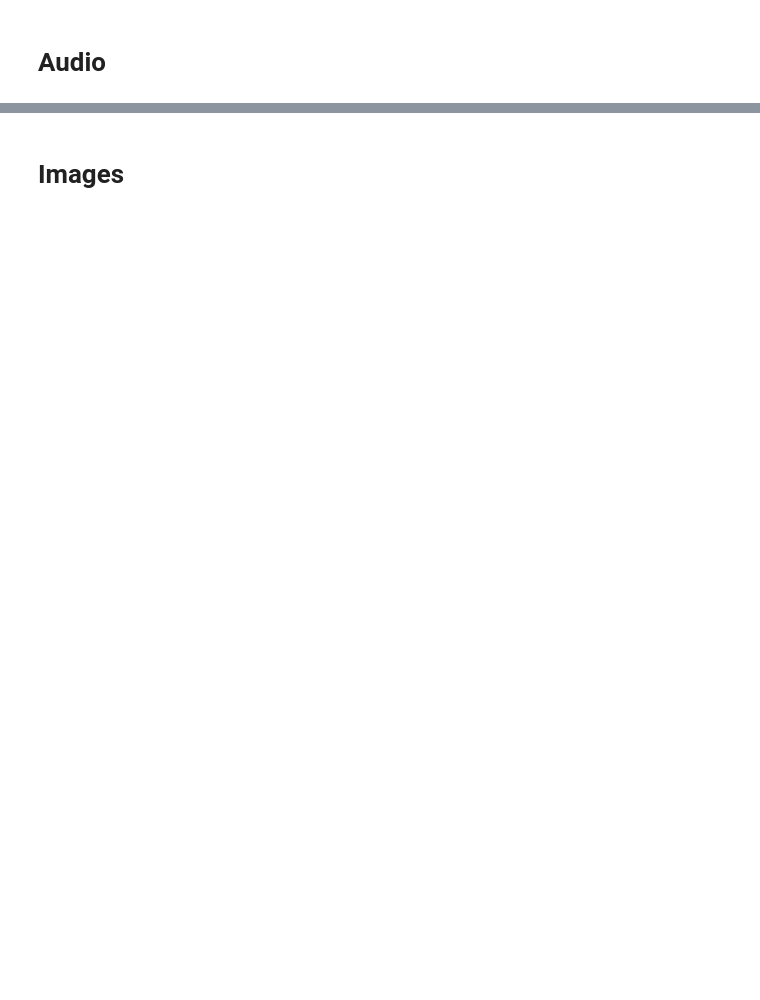
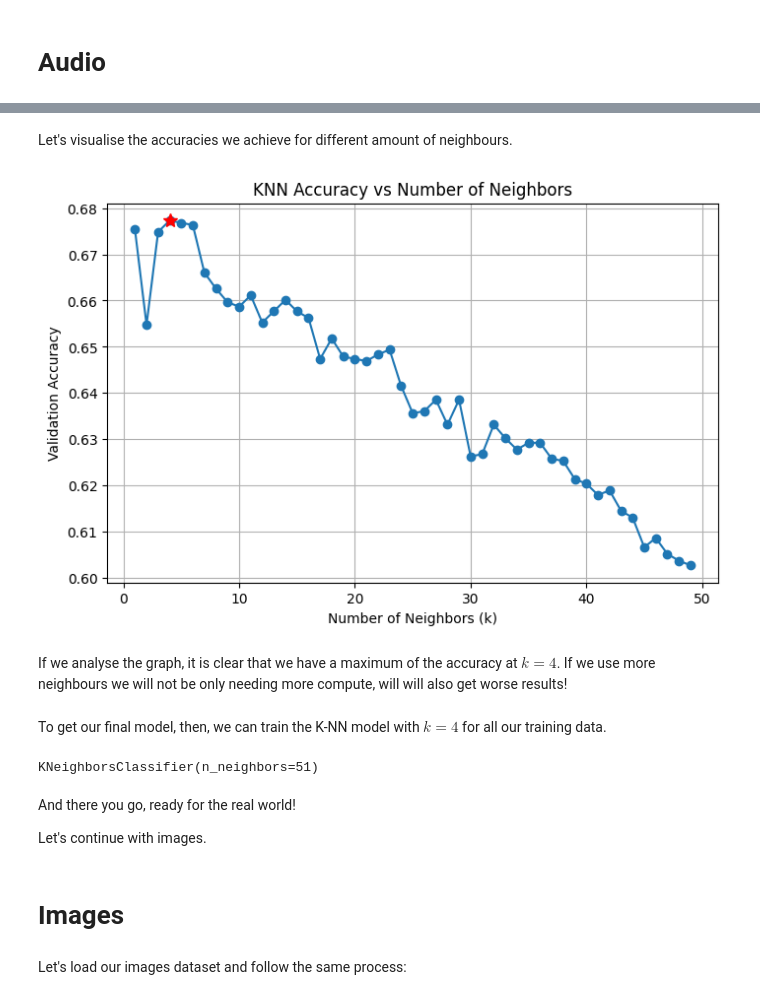
Before and after one commit to musicinformationretrieval/epsrc-ai-pipeline, a Jupyter notebook: 4_learning.ipynb, the cells around one changed output, grey strips where cells are left out. Cells and saved outputs as stored; diff of their text form; code cells hidden in the pictures; blank space fills up the shorter version.

```diff
--- a/4_learning.ipynb
+++ b/4_learning.ipynb
@@ -388,0 +515,24 @@ Great: if we *only predict the most common class*, we'll be correct 41% of the t
+# %%
+# Set up k-fold with 5 splits
+n_splits = 5
+kf = KFold(n_splits=n_splits, shuffle=True, random_state=42)
+
+n_neighbors = range(1, 50, 1)
+n_and_accuracies_audio = {}
+
+for k in n_neighbors:
+    print(f"Evaluating KNN with k={k} neighbors")
+    model_audio = KNeighborsClassifier(n_neighbors=k)
+    n_and_accuracies_audio[k] = []
+    # iterate over each fold
+    for fold_idx, (train_idx, val_idx) in enumerate(kf.split(X_train_audio_standardised)):
+        # train the model with the training indices for this fold
+        model_audio.fit(X_train_audio_standardised.iloc[train_idx], y_train_audio.iloc[train_idx])
+        # predict on the validation set for this fold
+        predictions = model_audio.predict(X_train_audio_standardised.iloc[val_idx])
+        # compute accuracy for this fold
+        accuracy = accuracy_score(y_train_audio.iloc[val_idx], predictions)
+        # store the accuracy for this fold
+        n_and_accuracies_audio[k].append(accuracy)
+
+    n_and_accuracies_audio[k] = np.mean(n_and_accuracies_audio[k])
@@ -389,2 +557,31 @@ Great: if we *only predict the most common class*, we'll be correct 41% of the t
+# %% [markdown]
+Let's visualise the accuracies we achieve for different amount of neighbours.
+# %%
+plt.figure(figsize=(8, 5))
+plt.plot(list(n_and_accuracies_audio.keys()), list(n_and_accuracies_audio.values()), marker='o')
+plt.grid()
+plt.ylabel("Validation Accuracy")
+plt.xlabel("Number of Neighbors (k)")
+plt.title("KNN Accuracy vs Number of Neighbors")
+
+plt.plot([4], [n_and_accuracies_audio[4]], marker='*', color='red', markersize=10)
+plt.show()
+# %% [output]
+[figure, added]
+# %% [markdown]
+If we analyse the graph, it is clear that we have a maximum of the accuracy at $k = 4$. If we use more neighbours we will not be only needing more compute, will will also get worse results!
+# %% [markdown]
+To get our final model, then, we can train the K-NN model with $k=4$ for all our training data.
+# %%
+final_model_audio = KNeighborsClassifier(n_neighbors=51)
+final_model_audio.fit(X_train_audio, y_train_audio)
+# %% [output]
+KNeighborsClassifier(n_neighbors=51)
+# %% [markdown]
+And there you go, ready for the real world!
+
+Let's continue with images.
 # %% [markdown]
 # Images
+# %% [markdown]
+Let's load our images dataset and follow the same process:
```
Also changed, not shown: parts of 99 cells of this notebook.
